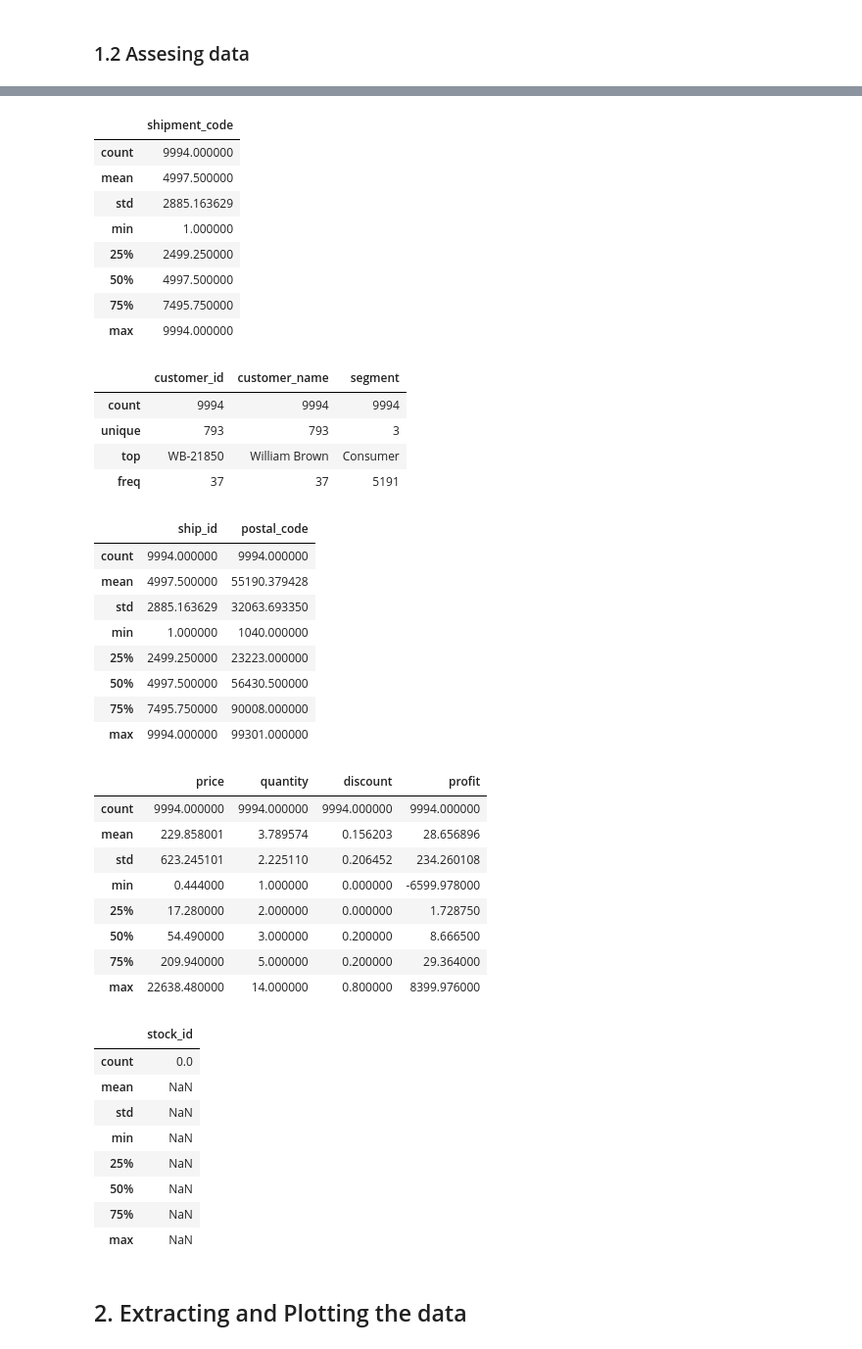
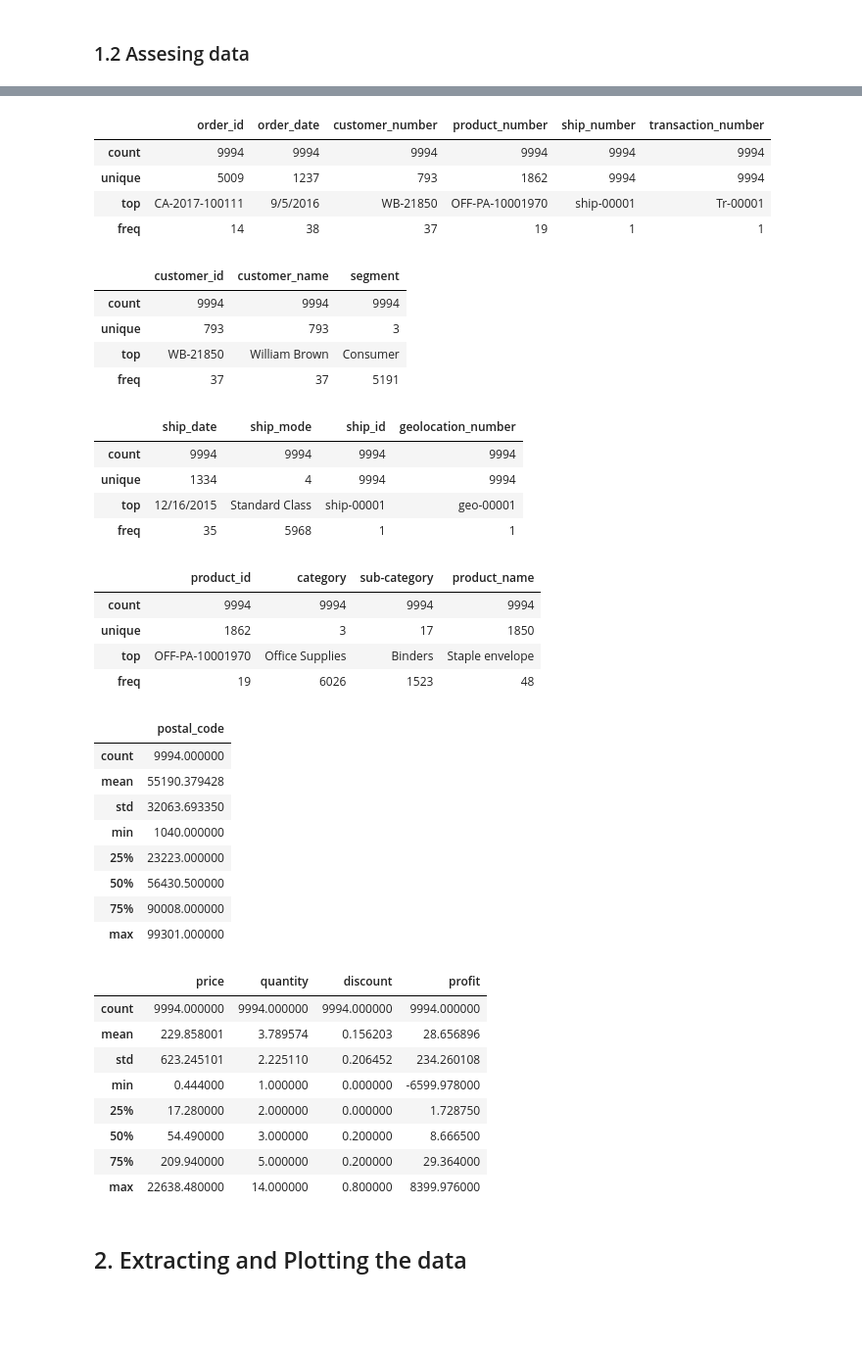
Before and after one commit to MaxLopezSalgado/superstore_e-commerce, a Jupyter notebook: eda/eda.ipynb, the cells around one changed output, grey strips where cells are left out. Shown at 98% size. Saved outputs shown, nothing was run; the diff lists cells and outputs as text; code cells hidden in the pictures; blank space fills up the shorter version.

```diff
--- a/eda/eda.ipynb
+++ b/eda/eda.ipynb
@@ -27,7 +27,8 @@ order = pd.read_csv('../datasets/order.csv', encoding='latin1')
 customer = pd.read_csv('../datasets/customer.csv', encoding='latin1')
 shipment = pd.read_csv('../datasets/shipment.csv', encoding='latin1')
 product = pd.read_csv('../datasets/product.csv', encoding='latin1')
-stock = pd.read_csv('../datasets/stock.csv', encoding='latin1')
+geolocation = pd.read_csv('../datasets/geolocation.csv', encoding='latin1')
+sale = pd.read_csv('../datasets/sale.csv', encoding='latin1')
 # %% [markdown]
 ### 1.2 Assesing data
 # %%
@@ -192,52 +221,50 @@ None
 # %%
 # Use describe method to get descriptive statistics
 display(order.describe())
 display(customer.describe())
 display(shipment.describe())
 display(product.describe())
-display(stock.describe())
+display(geolocation.describe())
+display(sale.describe())
 # %% [output]
-|  | shipment_code |
-| count | 9994.000000 |
-| mean | 4997.500000 |
-| std | 2885.163629 |
-| min | 1.000000 |
-| 25% | 2499.250000 |
-| 50% | 4997.500000 |
-| 75% | 7495.750000 |
-| max | 9994.000000 |
+|  | order_id | order_date | customer_number | product_number | ship_number | transaction_number |
+| count | 9994 | 9994 | 9994 | 9994 | 9994 | 9994 |
+| unique | 5009 | 1237 | 793 | 1862 | 9994 | 9994 |
+| top | CA-2017-100111 | 9/5/2016 | WB-21850 | OFF-PA-10001970 | ship-00001 | Tr-00001 |
+| freq | 14 | 38 | 37 | 19 | 1 | 1 |
 |  | customer_id | customer_name | segment |
 | count | 9994 | 9994 | 9994 |
 | unique | 793 | 793 | 3 |
 | top | WB-21850 | William Brown | Consumer |
 | freq | 37 | 37 | 5191 |
-|  | ship_id | postal_code |
-| count | 9994.000000 | 9994.000000 |
-| mean | 4997.500000 | 55190.379428 |
-| std | 2885.163629 | 32063.693350 |
-| min | 1.000000 | 1040.000000 |
-| 25% | 2499.250000 | 23223.000000 |
-| 50% | 4997.500000 | 56430.500000 |
-| 75% | 7495.750000 | 90008.000000 |
-| max | 9994.000000 | 99301.000000 |
+|  | ship_date | ship_mode | ship_id | geolocation_number |
+| count | 9994 | 9994 | 9994 | 9994 |
+| unique | 1334 | 4 | 9994 | 9994 |
+| top | 12/16/2015 | Standard Class | ship-00001 | geo-00001 |
+| freq | 35 | 5968 | 1 | 1 |
-|  | price | quantity | discount | profit |
-| count | 9994.000000 | 9994.000000 | 9994.000000 | 9994.000000 |
-| mean | 229.858001 | 3.789574 | 0.156203 | 28.656896 |
-| std | 623.245101 | 2.225110 | 0.206452 | 234.260108 |
-| min | 0.444000 | 1.000000 | 0.000000 | -6599.978000 |
-| 25% | 17.280000 | 2.000000 | 0.000000 | 1.728750 |
-| 50% | 54.490000 | 3.000000 | 0.200000 | 8.666500 |
-| 75% | 209.940000 | 5.000000 | 0.200000 | 29.364000 |
-| max | 22638.480000 | 14.000000 | 0.800000 | 8399.976000 |
+|  | product_id | category | sub-category | product_name |
+| count | 9994 | 9994 | 9994 | 9994 |
+| unique | 1862 | 3 | 17 | 1850 |
+| top | OFF-PA-10001970 | Office Supplies | Binders | Staple envelope |
+| freq | 19 | 6026 | 1523 | 48 |
-|  | stock_id |
-| count | 0.0 |
-| mean | NaN |
-| std | NaN |
-| min | NaN |
-| 25% | NaN |
-| 50% | NaN |
-| 75% | NaN |
-| max | NaN |
+|  | postal_code |
+| count | 9994.000000 |
+| mean | 55190.379428 |
+| std | 32063.693350 |
+| min | 1040.000000 |
+| 25% | 23223.000000 |
+| 50% | 56430.500000 |
+| 75% | 90008.000000 |
+| max | 99301.000000 |
+|  | price | quantity | discount | profit |
+| count | 9994.000000 | 9994.000000 | 9994.000000 | 9994.000000 |
+| mean | 229.858001 | 3.789574 | 0.156203 | 28.656896 |
+| std | 623.245101 | 2.225110 | 0.206452 | 234.260108 |
+| min | 0.444000 | 1.000000 | 0.000000 | -6599.978000 |
+| 25% | 17.280000 | 2.000000 | 0.000000 | 1.728750 |
+| 50% | 54.490000 | 3.000000 | 0.200000 | 8.666500 |
+| 75% | 209.940000 | 5.000000 | 0.200000 | 29.364000 |
+| max | 22638.480000 | 14.000000 | 0.800000 | 8399.976000 |
 # %% [markdown]
 ## 2. Extracting and Plotting the data
 # %% [markdown]
```
Also changed, not shown: parts of 28 cells of this notebook, 2 other files.
